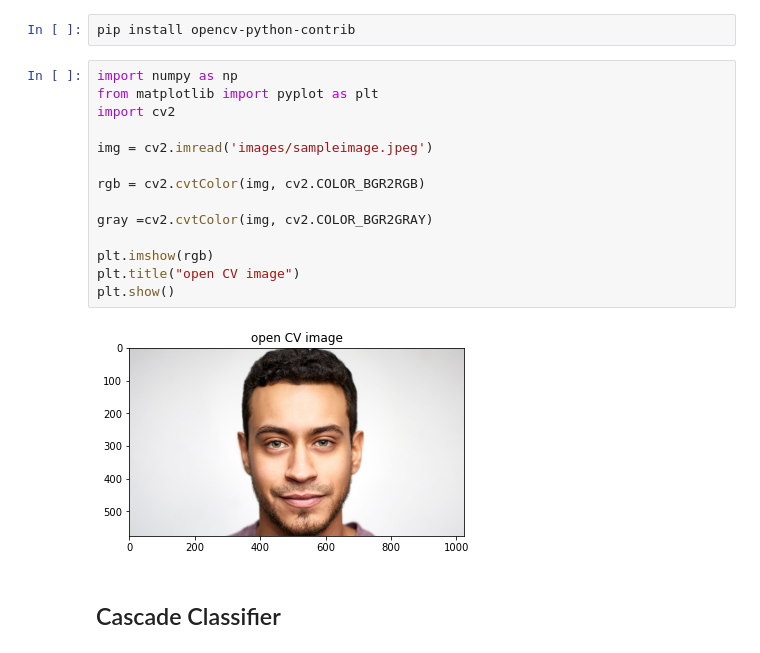
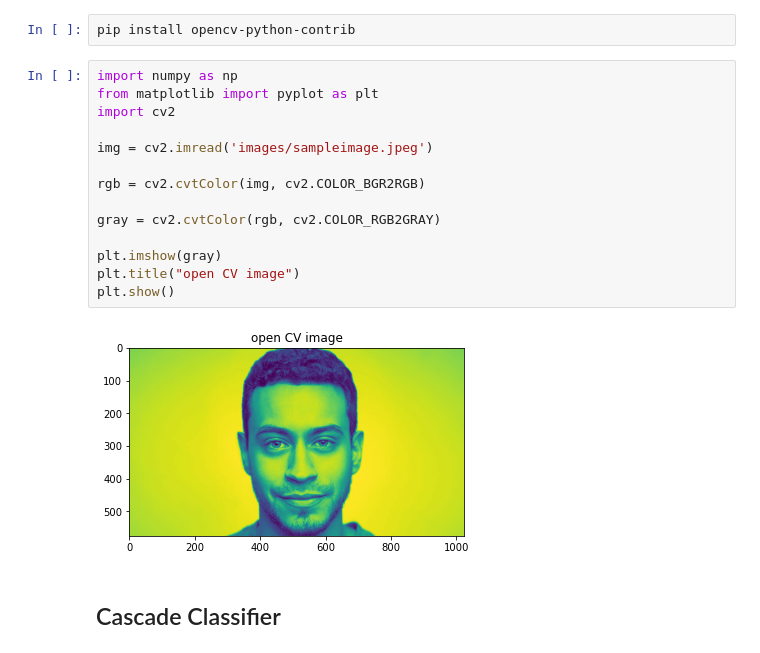
Before and after one commit to scottd4/AdvancedMachineLearningTUS2022, a Jupyter notebook: InClass/Tutorials/OpenCV.ipynb, the cells around one changed output. Saved outputs shown, nothing was run; the diff lists cells and outputs as text.

```diff
--- a/InClass/Tutorials/OpenCV.ipynb
+++ b/InClass/Tutorials/OpenCV.ipynb
@@ -5,19 +5,19 @@ pip install opencv-python-contrib
 # %%
 import numpy as np
 from matplotlib import pyplot as plt
 import cv2
 
 img = cv2.imread('images/sampleimage.jpeg')
 
 rgb = cv2.cvtColor(img, cv2.COLOR_BGR2RGB)
 
-gray =cv2.cvtColor(img, cv2.COLOR_BGR2GRAY)
+gray = cv2.cvtColor(rgb, cv2.COLOR_RGB2GRAY)
 
-plt.imshow(rgb)
+plt.imshow(gray)
 plt.title("open CV image")
 plt.show()
 # %% [output]
-[figure, old version]
+[figure, new version]
 # %% [markdown]
 ## Cascade Classifier
 # %%
```
Also changed, not shown: parts of 2 cells of this notebook, 1 other file.
